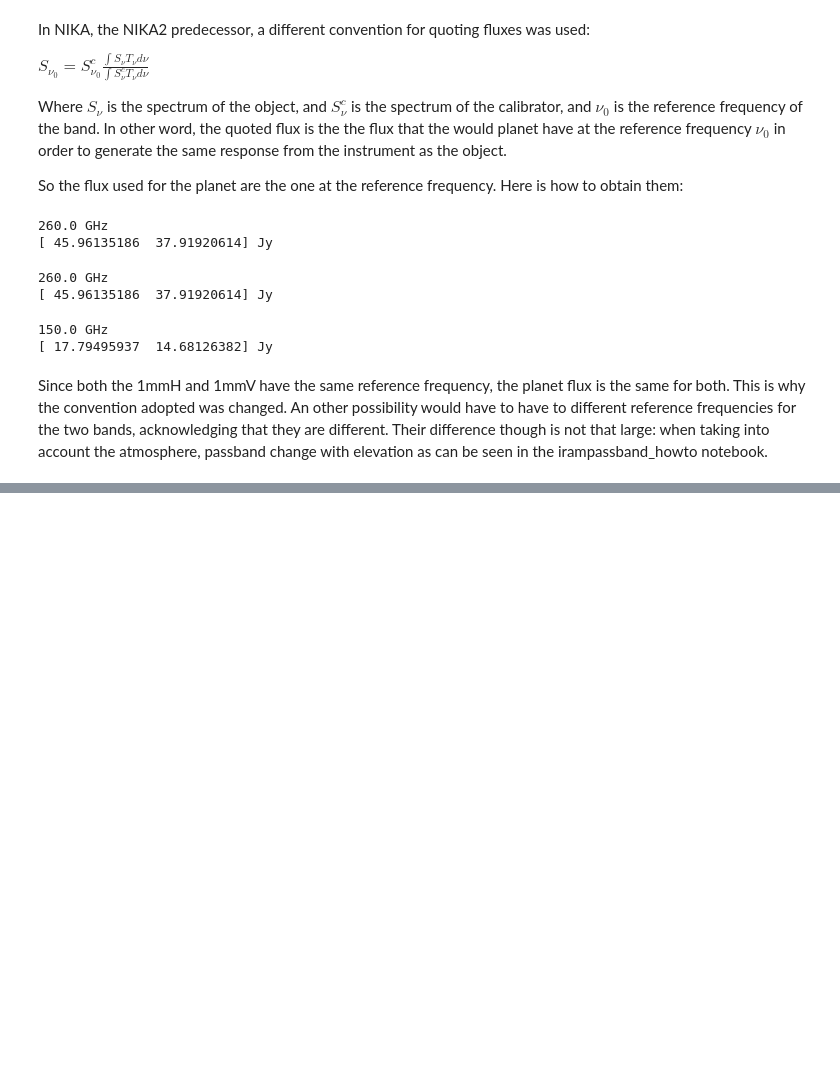
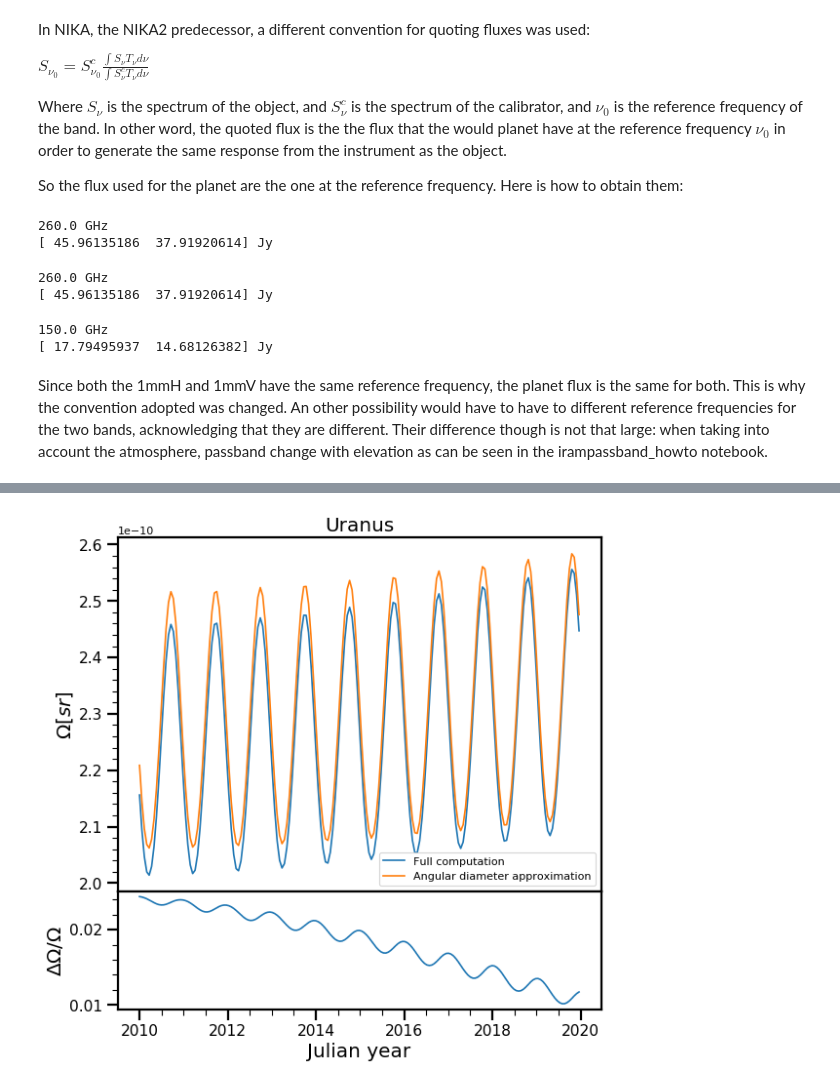
Before and after one commit to haussel/photometry, a Jupyter notebook: notebooks/planet_fluxes.ipynb, the cells around one changed output, grey strips where cells are left out. Saved outputs shown, nothing was run; the diff lists cells and outputs as text; code cells hidden in the pictures; blank space fills up the shorter version.

```diff
--- a/notebooks/planet_fluxes.ipynb
+++ b/notebooks/planet_fluxes.ipynb
@@ -115,0 +186,9 @@ Since both the 1mmH and 1mmV have the same reference frequency, the planet flux
+# %%
+from scipy import interpolate
+
+uranus_int = interpolate.interp1d(uranus.ephemeris['JulDate'], \
+                                  uranus.ephemeris['AngDiam'], kind='linear')
+
+omega_simple_uranus = np.pi * (uranus_int(times.jd)*u.arcsec / 2)**2
+
+omega_full_uranus = uranus.solid_angle()
@@ -115,0 +202,39 @@ Since both the 1mmH and 1mmV have the same reference frequency, the planet flux
+# %%
+from matplotlib import gridspec
+
+
+fig = plt.figure(1, (8,8), 80)
+gs = gridspec.GridSpec(2, 1, height_ratios=[3, 1])
+plt.subplots_adjust(hspace=0.0)
+ax1 = plt.subplot(gs[0])
+
+ax1.minorticks_on()
+ax1.tick_params('both', length=10, width=2, which='major')
+ax1.tick_params('both', length=5, width=1, which='minor')
+ax1.tick_params(axis='y', which='major', labelsize=14)
+ax1.set_title('Uranus', fontdict={'fontsize':18})
+plt.plot(times.jyear, omega_full_uranus, label='Full computation')
+plt.plot(times.jyear, omega_simple_uranus.to(u.sr), label='Angular diameter approximation')
+plt.ylabel(r'$\Omega [sr]$', fontsize=18)
+for axis in ['top','bottom','left','right']:
+  ax1.spines[axis].set_linewidth(2)
+ax1.autoscale(False)
+plt.legend(loc='lower right')
+ax2 = plt.subplot(gs[1], sharex=ax1)
+ax2.minorticks_on()
+ax2.tick_params('both', length=10, width=2, which='major')
+ax2.tick_params('both', length=5, width=1, which='minor')
+ax2.tick_params(axis='both', which='major', labelsize=14)
+plt.plot(times.jyear, (omega_simple_uranus.to(u.sr)-omega_full_uranus)/omega_full_uranus)
+plt.ylabel(r'$\Delta \Omega/ \Omega$', fontsize=18)
+plt.xlabel(r'Julian year',fontsize=18)
+
+
+for axis in ['top','bottom','left','right']:
+  ax2.spines[axis].set_linewidth(2)
+xticklabels = ax1.get_xticklabels()
+plt.setp(xticklabels, visible=False)
+labels = ax2.get_yticklabels()
+(labels[-1]).set_visible(False)
+# %% [output]
+[figure, added]
```
Also changed, not shown: parts of 8 cells of this notebook, 3 other files.
